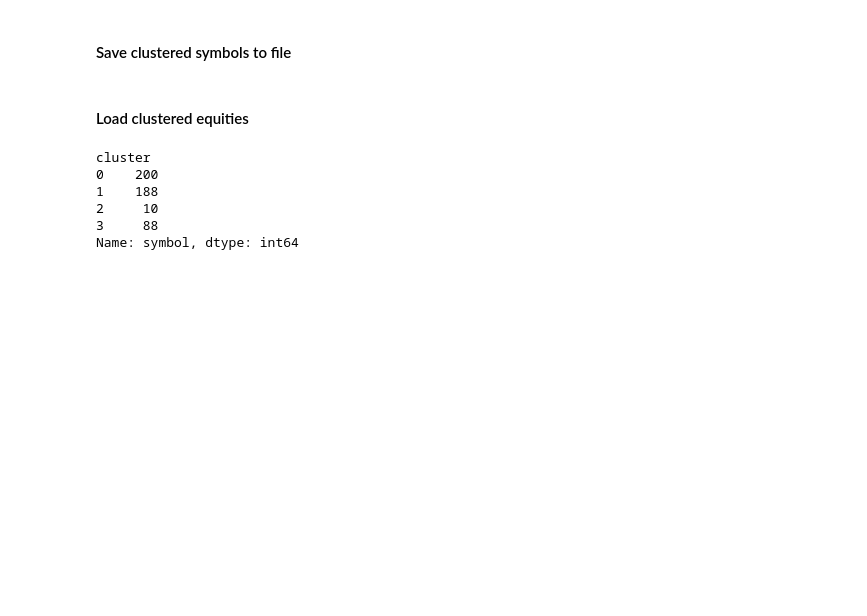
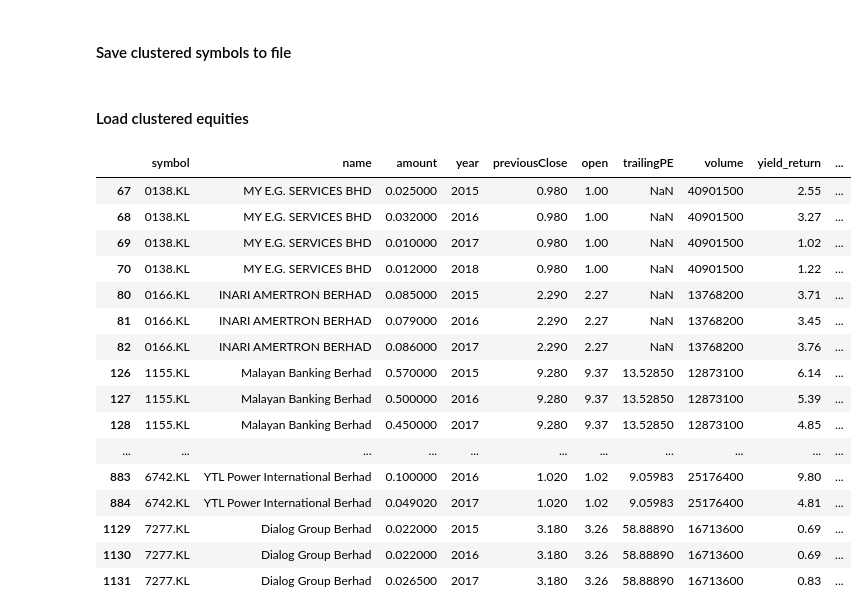
Before and after one commit to mengwangk/ai-playground, a Jupyter notebook: notebook/notebook_1.ipynb, the cells around one changed output. Saved outputs shown, nothing was run; the diff lists cells and outputs as text; code cells hidden in the pictures; blank space fills up the shorter version.

```diff
--- a/notebook/myInvestor-toolkit.ipynb
+++ b/notebook/notebook_1.ipynb
@@ -429,19 +429,30 @@ df_analysis.to_csv('../dataset/KLS_clustered_equities.csv', encoding='utf-8', in
 # %%
 import pandas as pd
 import numpy as np
 
 df_clustered_equities = pd.read_csv('../dataset/KLS_clustered_equities.csv')
 df_clustered_equities.groupby(['cluster']).symbol.nunique()
 #df_clustered_equities.groupby(['cluster'])['symbol'].agg(['count'])
 #df_clustered_equities.groupby(['cluster', 'symbol', 'name'])['symbol'].agg(['count'])
 #df_summarized = df_clustered_equities.groupby(['cluster', 'symbol', 'name'])['symbol'].agg(['count'])
 #df_summarized.reset_index().symbol.unique()
 #df_clustered_equities.query('cluster == 0').symbol.unique()
-#df_clustered_equities.query('cluster == 3').head(50)
+df_clustered_equities.query('cluster == 2').head(60)
 # %% [output]
-cluster
-0    200
-1    188
-2     10
-3     88
-Name: symbol, dtype: int64
+|  | symbol | name | amount | year | previousClose | open | trailingPE | volume | yield_return | ... |
+| 67 | 0138.KL | MY E.G. SERVICES BHD | 0.025000 | 2015 | 0.980 | 1.00 | NaN | 40901500 | 2.55 | ... |
+| 68 | 0138.KL | MY E.G. SERVICES BHD | 0.032000 | 2016 | 0.980 | 1.00 | NaN | 40901500 | 3.27 | ... |
+| 69 | 0138.KL | MY E.G. SERVICES BHD | 0.010000 | 2017 | 0.980 | 1.00 | NaN | 40901500 | 1.02 | ... |
+| 70 | 0138.KL | MY E.G. SERVICES BHD | 0.012000 | 2018 | 0.980 | 1.00 | NaN | 40901500 | 1.22 | ... |
+| 80 | 0166.KL | INARI AMERTRON BERHAD | 0.085000 | 2015 | 2.290 | 2.27 | NaN | 13768200 | 3.71 | ... |
+| 81 | 0166.KL | INARI AMERTRON BERHAD | 0.079000 | 2016 | 2.290 | 2.27 | NaN | 13768200 | 3.45 | ... |
+| 82 | 0166.KL | INARI AMERTRON BERHAD | 0.086000 | 2017 | 2.290 | 2.27 | NaN | 13768200 | 3.76 | ... |
+| 126 | 1155.KL | Malayan Banking Berhad | 0.570000 | 2015 | 9.280 | 9.37 | 13.52850 | 12873100 | 6.14 | ... |
+| 127 | 1155.KL | Malayan Banking Berhad | 0.500000 | 2016 | 9.280 | 9.37 | 13.52850 | 12873100 | 5.39 | ... |
+| 128 | 1155.KL | Malayan Banking Berhad | 0.450000 | 2017 | 9.280 | 9.37 | 13.52850 | 12873100 | 4.85 | ... |
+| ... | ... | ... | ... | ... | ... | ... | ... | ... | ... | ... |
+| 883 | 6742.KL | YTL Power International Berhad | 0.100000 | 2016 | 1.020 | 1.02 | 9.05983 | 25176400 | 9.80 | ... |
+| 884 | 6742.KL | YTL Power International Berhad | 0.049020 | 2017 | 1.020 | 1.02 | 9.05983 | 25176400 | 4.81 | ... |
+| 1129 | 7277.KL | Dialog Group Berhad | 0.022000 | 2015 | 3.180 | 3.26 | 58.88890 | 16713600 | 0.69 | ... |
+| 1130 | 7277.KL | Dialog Group Berhad | 0.022000 | 2016 | 3.180 | 3.26 | 58.88890 | 16713600 | 0.69 | ... |
+| 1131 | 7277.KL | Dialog Group Berhad | 0.026500 | 2017 | 3.180 | 3.26 | 58.88890 | 16713600 | 0.83 | ... |
```
Also changed, not shown: 11 other files.
